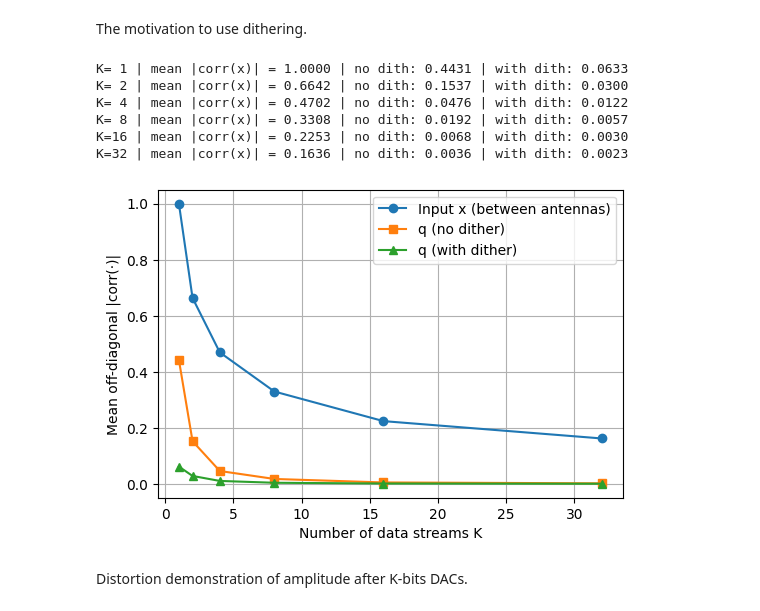
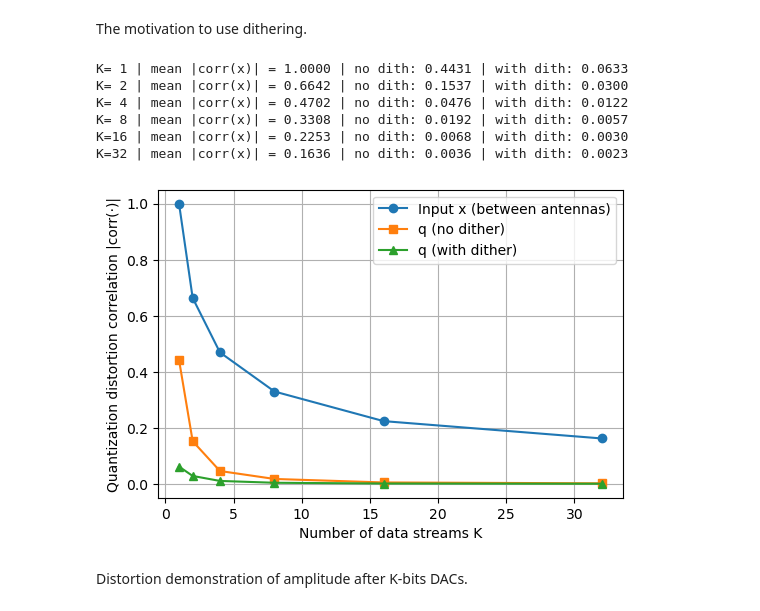
Before and after one commit to Agata872/Low_signal_resolution_extended, a Jupyter notebook: Motivation/motivation.ipynb, the cells around one changed output. Cells and saved outputs as stored; diff of their text form; code cells hidden in the pictures.

```diff
--- a/Motivation/motivation.ipynb
+++ b/Motivation/motivation.ipynb
@@ -152,35 +152,35 @@ for K_streams in K_list:
 
     alpha_d = estimate_bussgang_alpha(x_in_d, xq_d)
     q_d = xq_d - alpha_d * x_in_d
 
     R_q_d = compute_corr_matrix(q_d)
     mean_corr_q_with_dither.append(mean_offdiag_abs(R_q_d))
 
     print(f"K={K_streams:2d} | "
           f"mean |corr(x)| = {mean_corr_x[-1]:.4f} | "
           f"no dith: {mean_corr_q_no_dither[-1]:.4f} | "
           f"with dith: {mean_corr_q_with_dither[-1]:.4f}")
 
 # ====== 画出相关性随 K 的变化曲线 ======
 
 plt.figure(figsize=(6,4))
 plt.plot(K_list, mean_corr_x, marker='o', label='Input x (between antennas)')
 plt.plot(K_list, mean_corr_q_no_dither, marker='s', label='q (no dither)')
 plt.plot(K_list, mean_corr_q_with_dither, marker='^', label='q (with dither)')
 plt.xlabel("Number of data streams K")
-plt.ylabel("Mean off-diagonal |corr(·)|")
+plt.ylabel("Quantization distortion correlation |corr(·)|")
 plt.grid(True)
 plt.legend()
 # tikz.save("Results/motivation_corr_diff.tex")
 plt.show()
 # %% [output]
 K= 1 | mean |corr(x)| = 1.0000 | no dith: 0.4431 | with dith: 0.0633
 K= 2 | mean |corr(x)| = 0.6642 | no dith: 0.1537 | with dith: 0.0300
 K= 4 | mean |corr(x)| = 0.4702 | no dith: 0.0476 | with dith: 0.0122
 K= 8 | mean |corr(x)| = 0.3308 | no dith: 0.0192 | with dith: 0.0057
 K=16 | mean |corr(x)| = 0.2253 | no dith: 0.0068 | with dith: 0.0030
 K=32 | mean |corr(x)| = 0.1636 | no dith: 0.0036 | with dith: 0.0023
-[figure, old version]
+[figure, new version]
 # %% [markdown]
 Distortion demonstration of amplitude after K-bits DACs.
 # %%
```
Also changed, not shown: 1 other file.
